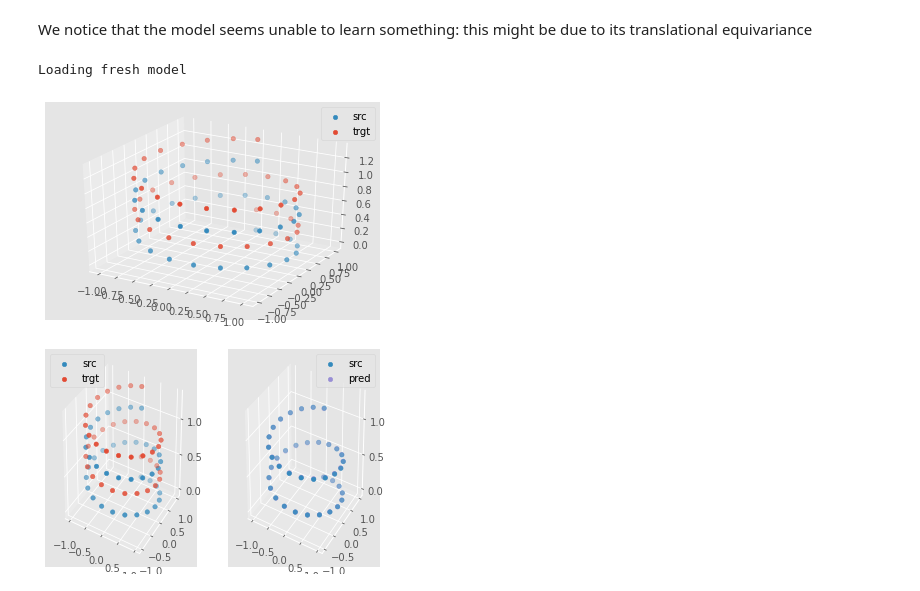
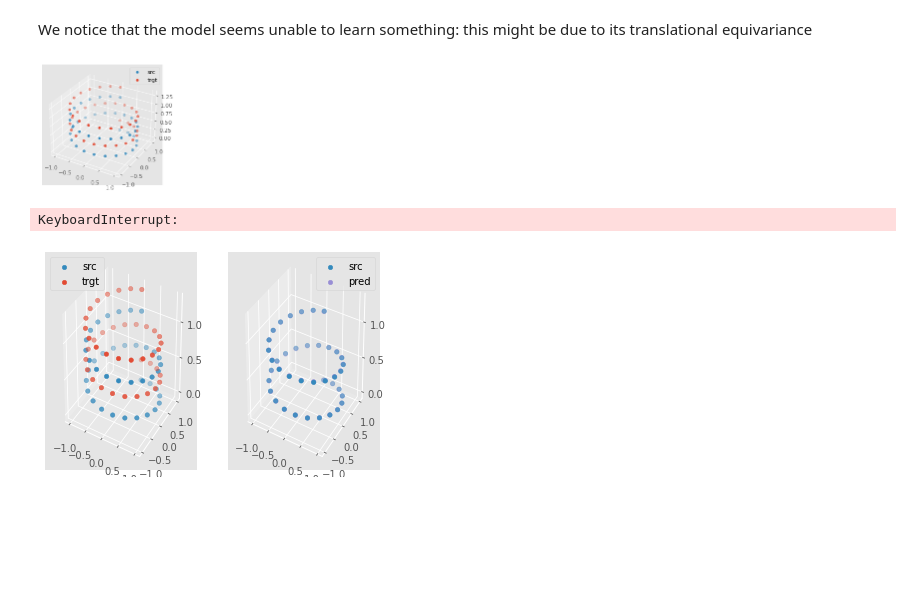
Before and after one commit to ymentha14/se3_molecule_generation, a Jupyter notebook: notebooks/se3.ipynb, the cells around one changed output. Drawn from its saved outputs; the diff is of its cells as text; code cells hidden in the pictures; blank space fills up the shorter version.

```diff
--- a/notebooks/se3.ipynb
+++ b/notebooks/se3.ipynb
@@ -159,30 +101,29 @@ We notice that the model seems unable to learn something: this might be due to i
 # %%
 transformer = get_model()
 epochs = 50
 criterion = torch.nn.MSELoss()
 batch_size = 4
 lr = 0.01
 optimizer = torch.optim.Adam(transformer.parameters(),lr=lr)
-# optimizer = torch.optim.SGD(transformer.parameters(), lr=lr, momentum=0.9)
+center_output = False
+use_wandb = False
 scheduler = torch.optim.lr_scheduler.ReduceLROnPlateau(optimizer,
                                                        patience=100,
                                                        factor=0.4,
                                                        threshold=0.001,
                                                        verbose=True)
-center_input = False
-center_output = False
-center_target = False
-
 src_gen = SpiralGenerator()
 trgt_gen = SpiralGenerator(shift=0.3)
-use_wandb = True
+use_wandb = False
+asym_features = True
 points, target_points = src_gen.generate(),trgt_gen.generate()
 viz_point_cloud([(points,'src'),(target_points,'trgt')])
 # %% [output]
-Loading fresh model
-[figure, old version]
+[figure, new version]
 # %%
-start_training(transformer,lr,optimizer,epochs,criterion,batch_size,scheduler,device,src_gen,trgt_gen,center_output,use_wandb)
+start_training(transformer,lr,optimizer,epochs,criterion,batch_size,scheduler,device,src_gen,trgt_gen,center_output,asym_features=asym_features,use_wandb=use_wandb)
+# %% [output]
+KeyboardInterrupt:
 # %%
 points, target_points, predicted_points = get_predictions(transformer, src_gen,trgt_gen, center_output)
 fig = visualize_prediction(points, target_points, predicted_points)
```
Also changed, not shown: parts of 14 cells of this notebook, 2 other files.
